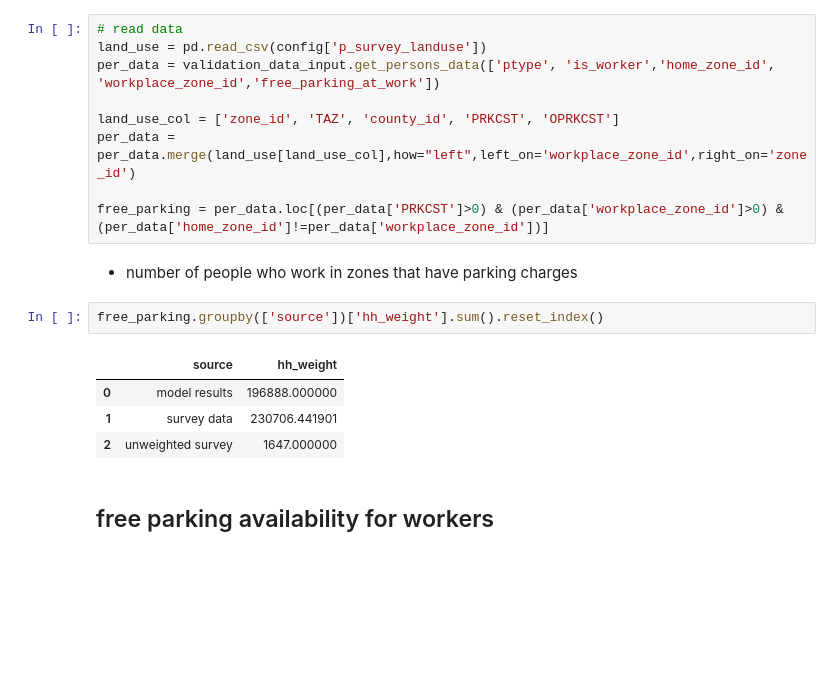
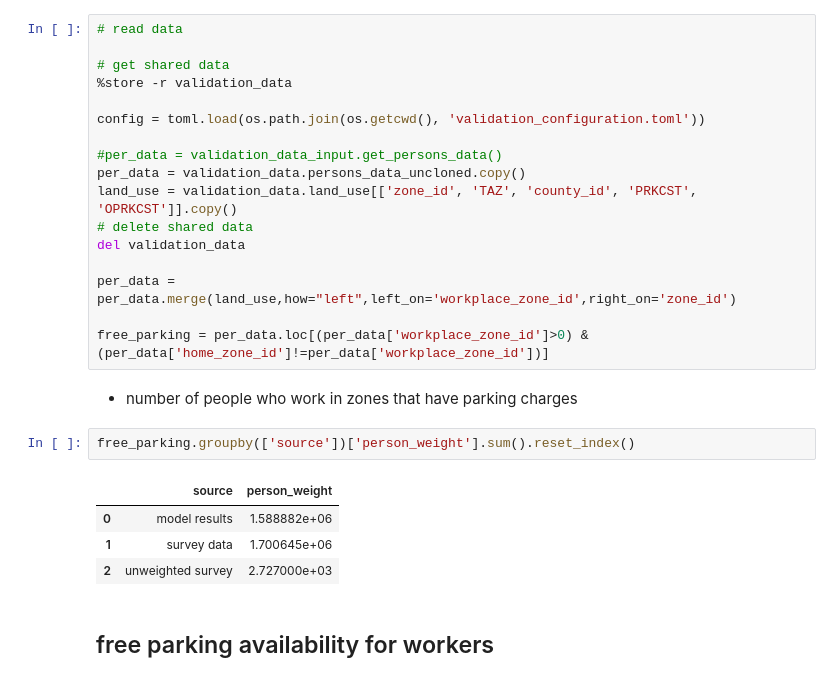
Before and after one commit to psrc/psrc_activitysim, a Jupyter notebook: scripts/validation/validation_scripts/free_parking.ipynb, the cells around one changed output. Drawn from its saved outputs; the diff is of its cells as text; blank space fills up the shorter version.

Commit message:
Validaton data access & notebook changes

```diff
--- a/scripts/validation/validation_scripts/free_parking.ipynb
+++ b/scripts/validation/validation_scripts/free_parking.ipynb
@@ -24,22 +24,30 @@ pio.renderers.default = "plotly_mimetype+notebook_connected"
 config = toml.load(os.path.join(os.getcwd(), 'validation_configuration.toml'))
 # %%
 # read data
-land_use = pd.read_csv(config['p_survey_landuse'])
-per_data = validation_data_input.get_persons_data(['ptype', 'is_worker','home_zone_id', 'workplace_zone_id','free_parking_at_work'])
 
-land_use_col = ['zone_id', 'TAZ', 'county_id', 'PRKCST', 'OPRKCST']
-per_data = per_data.merge(land_use[land_use_col],how="left",left_on='workplace_zone_id',right_on='zone_id')
+# get shared data
+%store -r validation_data
 
-free_parking = per_data.loc[(per_data['PRKCST']>0) & (per_data['workplace_zone_id']>0) & (per_data['home_zone_id']!=per_data['workplace_zone_id'])]
+config = toml.load(os.path.join(os.getcwd(), 'validation_configuration.toml'))
+
+#per_data = validation_data_input.get_persons_data()
+per_data = validation_data.persons_data_uncloned.copy()
+land_use = validation_data.land_use[['zone_id', 'TAZ', 'county_id', 'PRKCST', 'OPRKCST']].copy()
+# delete shared data
+del validation_data
+
+per_data = per_data.merge(land_use,how="left",left_on='workplace_zone_id',right_on='zone_id')
+
+free_parking = per_data.loc[(per_data['workplace_zone_id']>0) & (per_data['home_zone_id']!=per_data['workplace_zone_id'])]
 # %% [markdown]
 - number of people who work in zones that have parking charges
 # %%
-free_parking.groupby(['source'])['hh_weight'].sum().reset_index()
+free_parking.groupby(['source'])['person_weight'].sum().reset_index()
 # %% [output]
-|  | source | hh_weight |
-| 0 | model results | 196888.000000 |
-| 1 | survey data | 230706.441901 |
-| 2 | unweighted survey | 1647.000000 |
+|  | source | person_weight |
+| 0 | model results | 1.588882e+06 |
+| 1 | survey data | 1.700645e+06 |
+| 2 | unweighted survey | 2.727000e+03 |
 # %% [markdown]
 ## free parking availability for workers
 # %%
```
Also changed, not shown: parts of 3 cells of this notebook, 9 other files.
